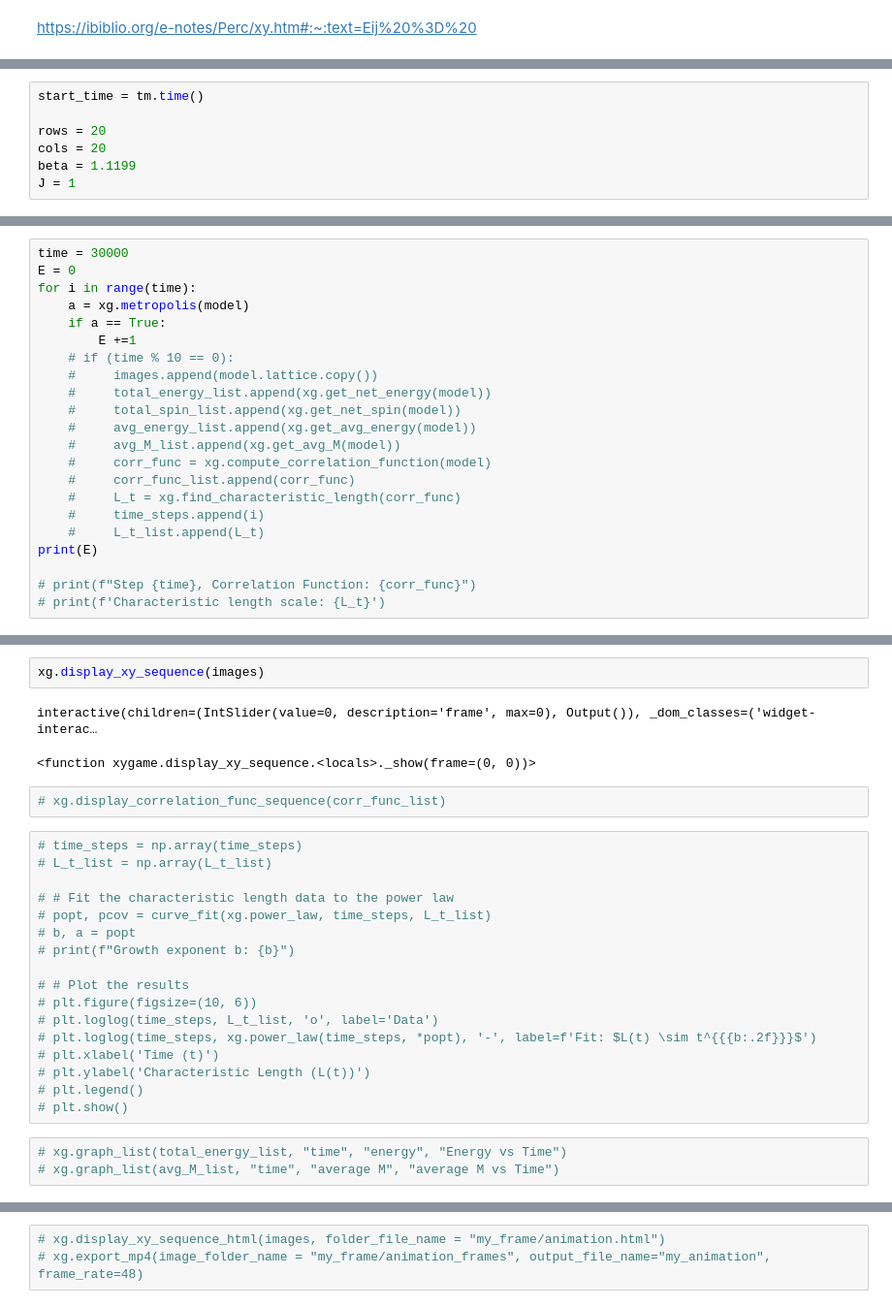
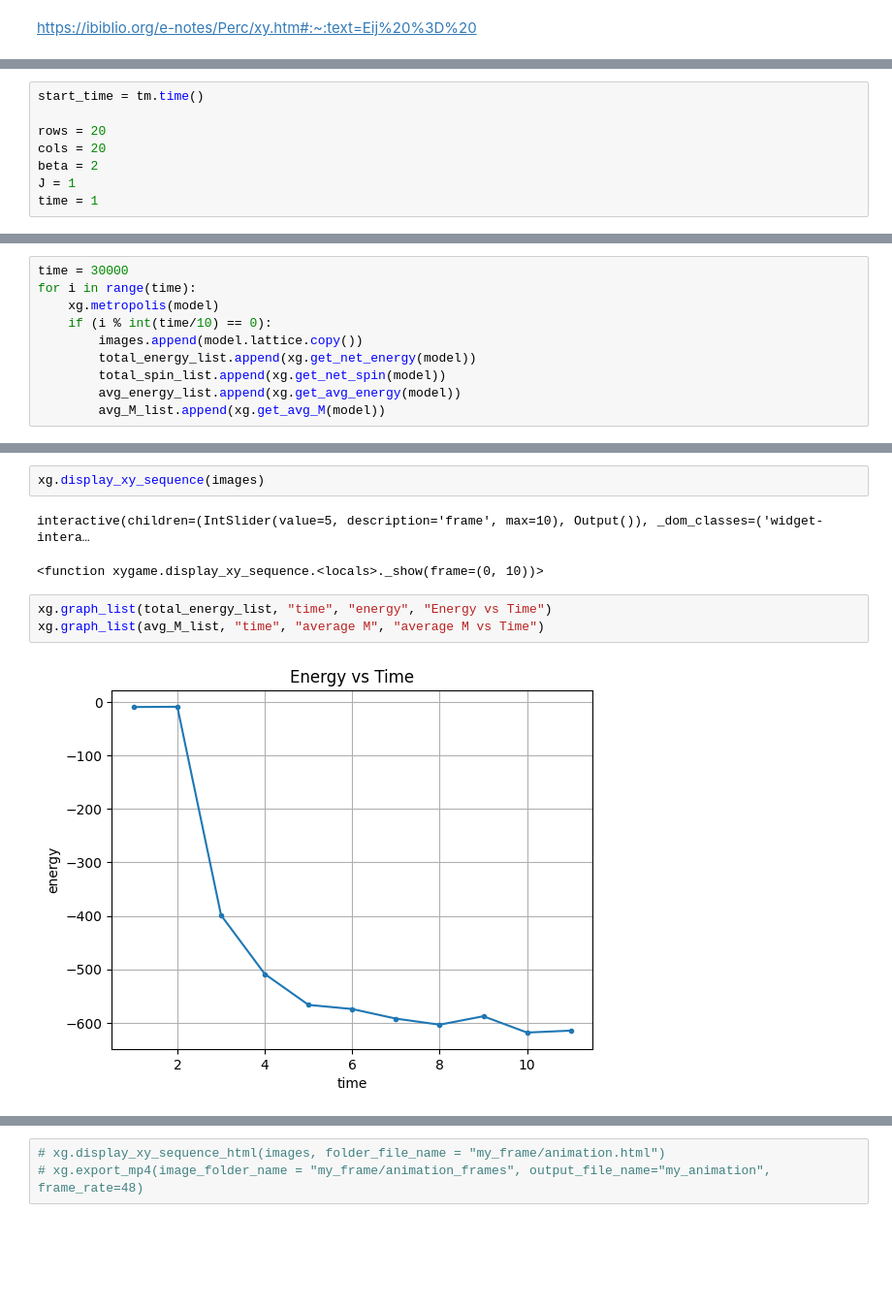
Before and after one commit to speedcoder107/Vinalslab, a Jupyter notebook: xy_model/xy_monte_carlo.ipynb, the cells around one changed output, grey strips where cells are left out. Shown at 97% size. Cells and saved outputs as stored; diff of their text form; blank space fills up the shorter version.

```diff
--- a/xy_model/xy_monte_carlo.ipynb
+++ b/xy_model/xy_monte_carlo.ipynb
@@ -11,6 +13,7 @@ start_time = tm.time()
 
 rows = 20
 cols = 20
-beta = 1.1199
+beta = 2
 J = 1
+time = 1
 # %%
@@ -34,22 +29,10 @@ time_steps = []
 # %%
 time = 30000
-E = 0
 for i in range(time):
-    a = xg.metropolis(model)
-    if a == True:
-        E +=1
-    # if (time % 10 == 0):
-    #     images.append(model.lattice.copy())
-    #     total_energy_list.append(xg.get_net_energy(model))
-    #     total_spin_list.append(xg.get_net_spin(model))
-    #     avg_energy_list.append(xg.get_avg_energy(model))
-    #     avg_M_list.append(xg.get_avg_M(model))
-    #     corr_func = xg.compute_correlation_function(model)
-    #     corr_func_list.append(corr_func)
-    #     L_t = xg.find_characteristic_length(corr_func)
-    #     time_steps.append(i)
-    #     L_t_list.append(L_t)
-print(E)
-
-# print(f"Step {time}, Correlation Function: {corr_func}")
-# print(f'Characteristic length scale: {L_t}')
+    xg.metropolis(model)
+    if (i % int(time/10) == 0):
+        images.append(model.lattice.copy())
+        total_energy_list.append(xg.get_net_energy(model))
+        total_spin_list.append(xg.get_net_spin(model))
+        avg_energy_list.append(xg.get_avg_energy(model))
+        avg_M_list.append(xg.get_avg_M(model))
@@ -74,27 +39,10 @@ print(E)
 # %%
 xg.display_xy_sequence(images)
 # %% [output]
-interactive(children=(IntSlider(value=0, description='frame', max=0), Output()), _dom_classes=('widget-interac…
+interactive(children=(IntSlider(value=5, description='frame', max=10), Output()), _dom_classes=('widget-intera…
-<function xygame.display_xy_sequence.<locals>._show(frame=(0, 0))>
+<function xygame.display_xy_sequence.<locals>._show(frame=(0, 10))>
-# %%
-# xg.display_correlation_func_sequence(corr_func_list)
-# %%
-# time_steps = np.array(time_steps)
-# L_t_list = np.array(L_t_list)
-
-# # Fit the characteristic length data to the power law
-# popt, pcov = curve_fit(xg.power_law, time_steps, L_t_list)
-# b, a = popt
-# print(f"Growth exponent b: {b}")
-
-# # Plot the results
-# plt.figure(figsize=(10, 6))
-# plt.loglog(time_steps, L_t_list, 'o', label='Data')
-# plt.loglog(time_steps, xg.power_law(time_steps, *popt), '-', label=f'Fit: $L(t) \sim t^{{{b:.2f}}}$')
-# plt.xlabel('Time (t)')
-# plt.ylabel('Characteristic Length (L(t))')
-# plt.legend()
-# plt.show()
 # %%
-# xg.graph_list(total_energy_list, "time", "energy", "Energy vs Time")
-# xg.graph_list(avg_M_list, "time", "average M", "average M vs Time")
+xg.graph_list(total_energy_list, "time", "energy", "Energy vs Time")
+xg.graph_list(avg_M_list, "time", "average M", "average M vs Time")
+# %% [output]
+[figure, added]
```
Also changed, not shown: parts of 7 cells of this notebook, 5 other files.
